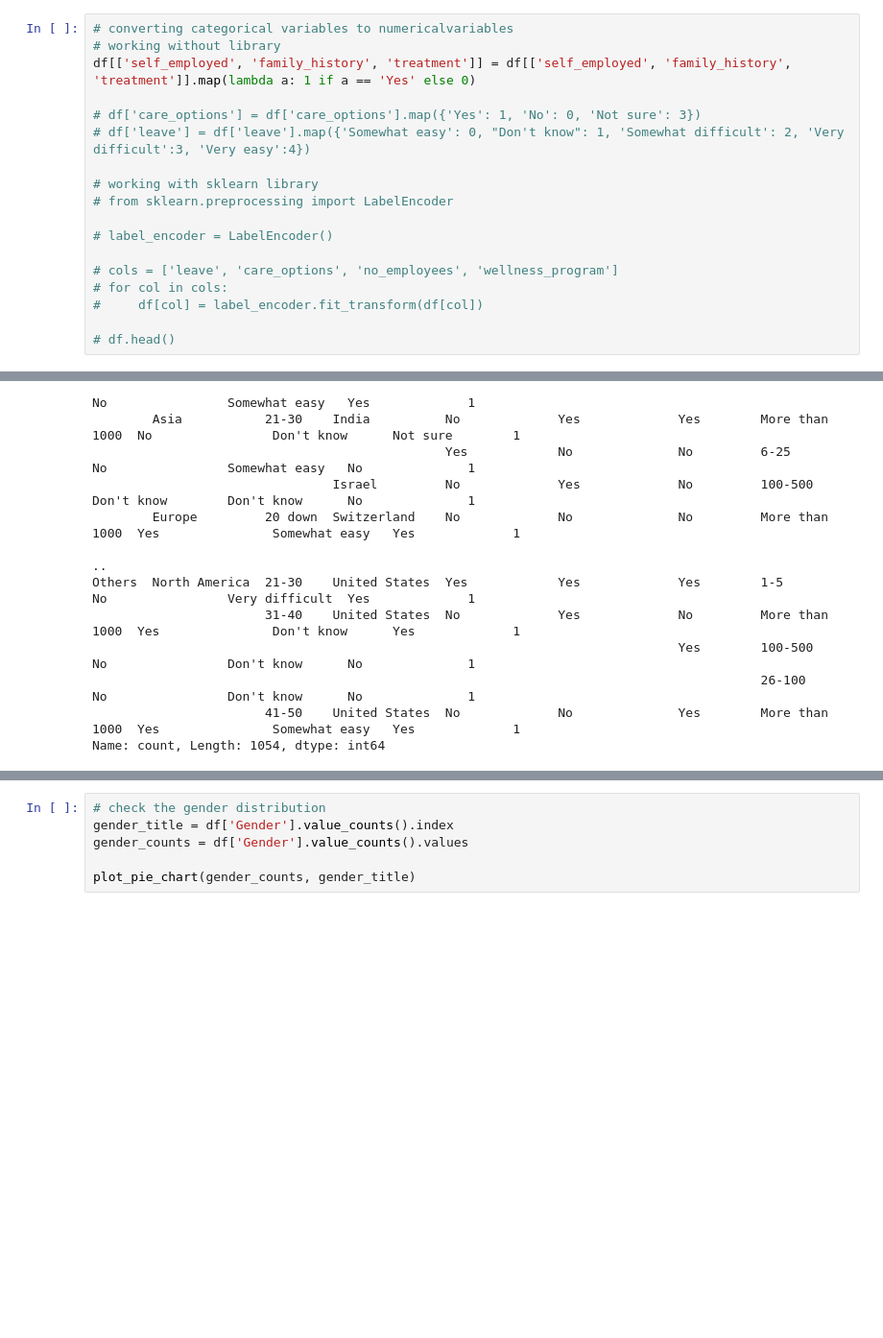
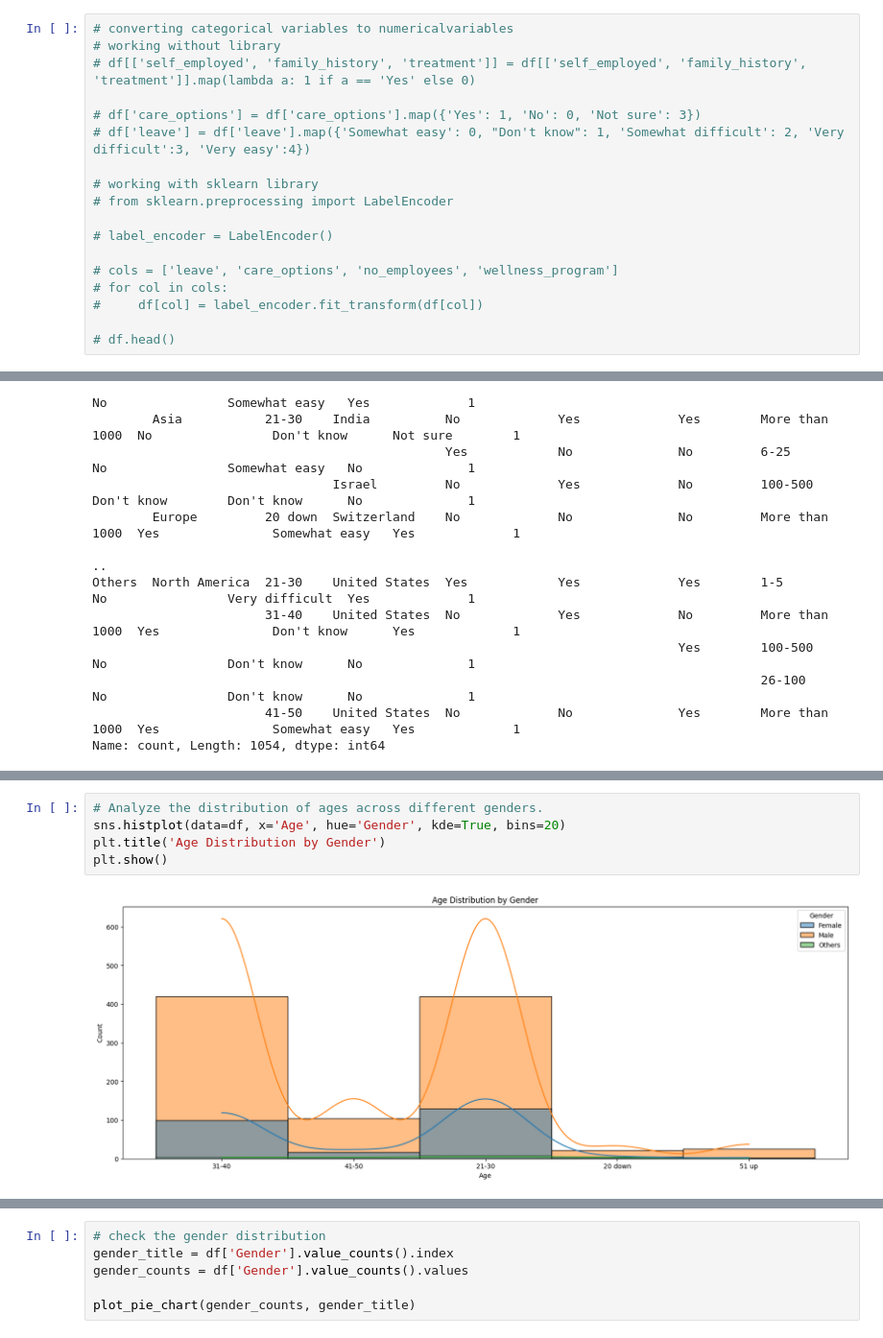
Before and after one commit to guavacoderepo/SOFT40161-COURSE-WORK, a Jupyter notebook: NTU_N1280799_SOFT40161_2.ipynb, the cells around one changed output, grey strips where cells are left out. Shown at 96% size. Saved outputs shown, nothing was run; the diff lists cells and outputs as text; blank space fills up the shorter version.

```diff
--- a/NTU_N1280799_SOFT40161_2.ipynb
+++ b/NTU_N1280799_SOFT40161_2.ipynb
@@ -292,7 +292,7 @@ df.head()
 # %%
 # converting categorical variables to numericalvariables
 # working without library
-df[['self_employed', 'family_history', 'treatment']] = df[['self_employed', 'family_history', 'treatment']].map(lambda a: 1 if a == 'Yes' else 0)
+# df[['self_employed', 'family_history', 'treatment']] = df[['self_employed', 'family_history', 'treatment']].map(lambda a: 1 if a == 'Yes' else 0)
 
 # df['care_options'] = df['care_options'].map({'Yes': 1, 'No': 0, 'Not sure': 3})
 # df['leave'] = df['leave'].map({'Somewhat easy': 0, "Don't know": 1, 'Somewhat difficult': 2, 'Very difficult':3, 'Very easy':4})
@@ -357,2 +350,9 @@ for ax in g.axes.flat:
 # %% [output]
 [figure]
+# %%
+# Analyze the distribution of ages across different genders.
+sns.histplot(data=df, x='Age', hue='Gender', kde=True, bins=20)
+plt.title('Age Distribution by Gender')
+plt.show()
+# %% [output]
+[figure, added]
```
Also changed, not shown: parts of 15 cells of this notebook.
